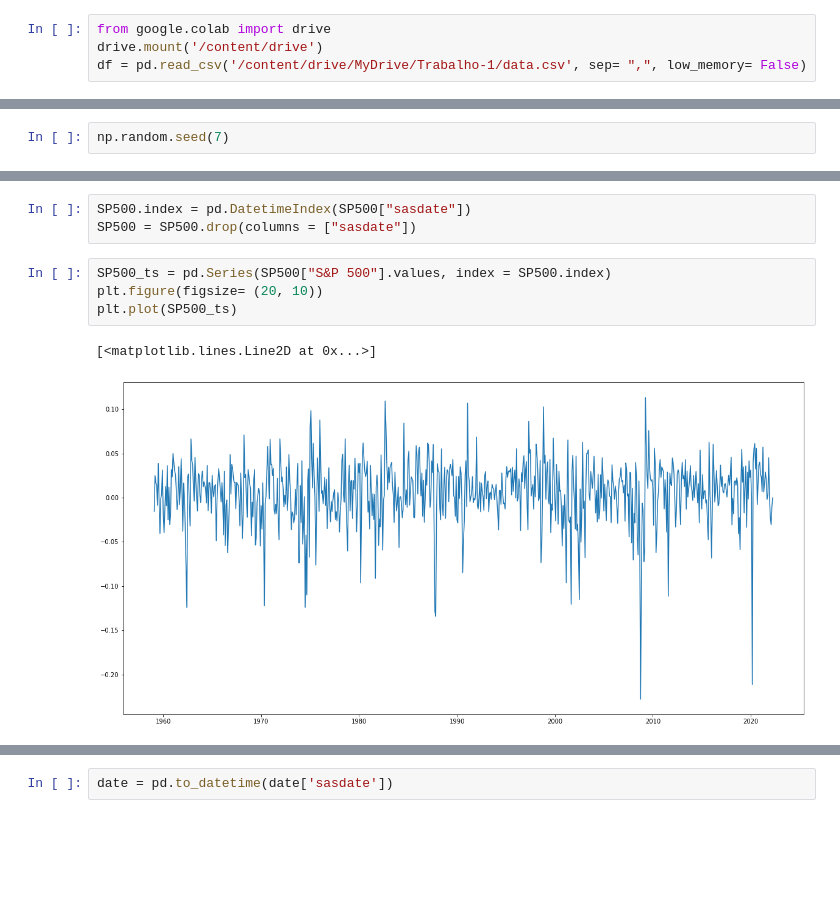
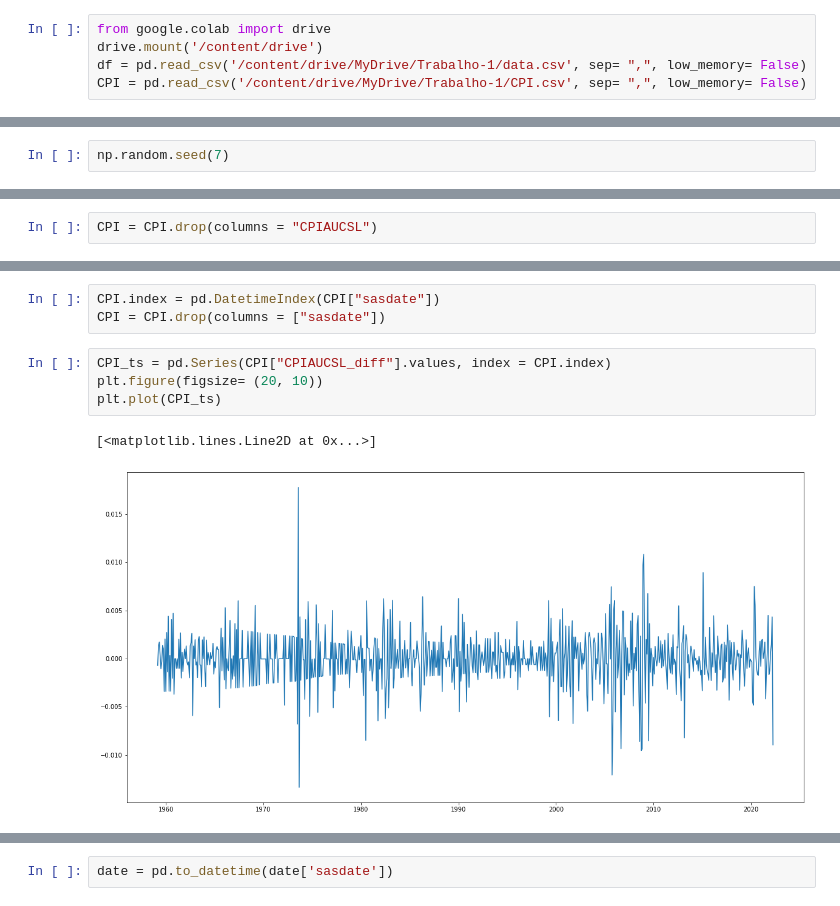
Before and after one commit to caiobaptistaa/Econometria-4_PUC-Rio, a Jupyter notebook: LSTM_Recurrent_Neural_Net.ipynb, the cells around one changed output, grey strips where cells are left out. Saved outputs shown, nothing was run; the diff lists cells and outputs as text; blank space fills up the shorter version.

```diff
--- a/LSTM_Recurrent_Neural_Net.ipynb
+++ b/LSTM_Recurrent_Neural_Net.ipynb
@@ -33,4 +42,5 @@ def check_stationarity(series):
 from google.colab import drive
 drive.mount('/content/drive')
 df = pd.read_csv('/content/drive/MyDrive/Trabalho-1/data.csv', sep= ",", low_memory= False)
+CPI = pd.read_csv('/content/drive/MyDrive/Trabalho-1/CPI.csv', sep= ",", low_memory= False)
 # %% [output]
@@ -130,0 +110,2 @@ SP500 = df[["S&P 500", "sasdate"]].copy()
+# %%
+CPI = CPI.drop(columns = "CPIAUCSL")
@@ -131,10 +121,10 @@ SP500 = df[["S&P 500", "sasdate"]].copy()
 # %%
-SP500.index = pd.DatetimeIndex(SP500["sasdate"])
-SP500 = SP500.drop(columns = ["sasdate"])
+CPI.index = pd.DatetimeIndex(CPI["sasdate"])
+CPI = CPI.drop(columns = ["sasdate"])
 # %%
-SP500_ts = pd.Series(SP500["S&P 500"].values, index = SP500.index)
+CPI_ts = pd.Series(CPI["CPIAUCSL_diff"].values, index = CPI.index)
 plt.figure(figsize= (20, 10))
-plt.plot(SP500_ts)
+plt.plot(CPI_ts)
 # %% [output]
 [<matplotlib.lines.Line2D at 0x...>]
-[figure, old version]
+[figure, new version]
```
Also changed, not shown: parts of 57 cells of this notebook.
